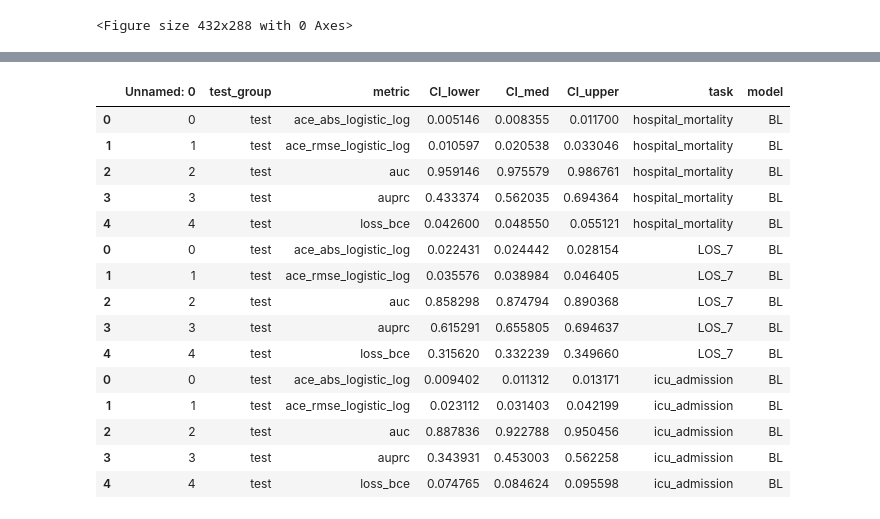
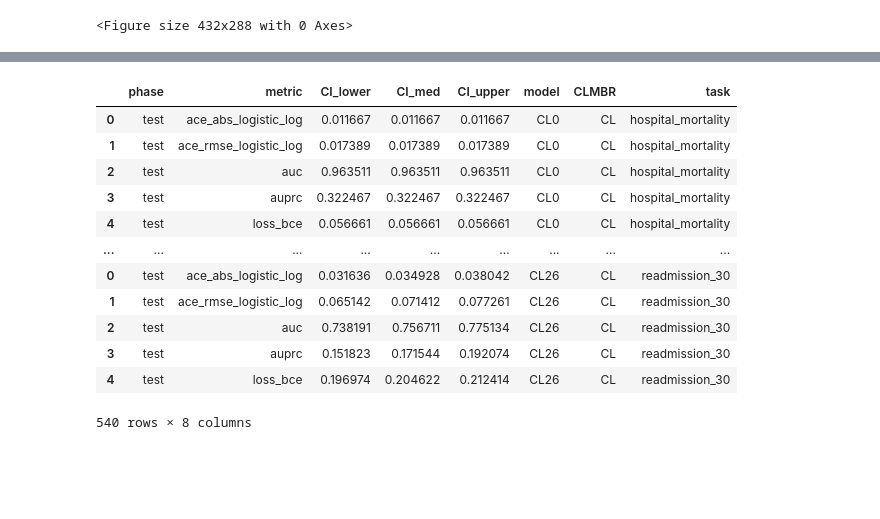
Before and after one commit to som-shahlab/CLMBR-contrastive-learning, a Jupyter notebook: experiments/main/notebooks/plot_evaluation.ipynb, the cells around one changed output, grey strips where cells are left out. Cells and saved outputs as stored; diff of their text form; code cells hidden in the pictures; blank space fills up the shorter version.

```diff
--- a/experiments/main/notebooks/plot_evaluation.ipynb
+++ b/experiments/main/notebooks/plot_evaluation.ipynb
@@ -83,22 +96,19 @@ for task in tasks:
-# %%
-bl_df
-# %% [output]
-|  | Unnamed: 0 | test_group | metric | CI_lower | CI_med | CI_upper | task | model |
-| 0 | 0 | test | ace_abs_logistic_log | 0.005146 | 0.008355 | 0.011700 | hospital_mortality | BL |
-| 1 | 1 | test | ace_rmse_logistic_log | 0.010597 | 0.020538 | 0.033046 | hospital_mortality | BL |
-| 2 | 2 | test | auc | 0.959146 | 0.975579 | 0.986761 | hospital_mortality | BL |
-| 3 | 3 | test | auprc | 0.433374 | 0.562035 | 0.694364 | hospital_mortality | BL |
-| 4 | 4 | test | loss_bce | 0.042600 | 0.048550 | 0.055121 | hospital_mortality | BL |
-| 0 | 0 | test | ace_abs_logistic_log | 0.022431 | 0.024442 | 0.028154 | LOS_7 | BL |
-| 1 | 1 | test | ace_rmse_logistic_log | 0.035576 | 0.038984 | 0.046405 | LOS_7 | BL |
-| 2 | 2 | test | auc | 0.858298 | 0.874794 | 0.890368 | LOS_7 | BL |
-| 3 | 3 | test | auprc | 0.615291 | 0.655805 | 0.694637 | LOS_7 | BL |
-| 4 | 4 | test | loss_bce | 0.315620 | 0.332239 | 0.349660 | LOS_7 | BL |
-| 0 | 0 | test | ace_abs_logistic_log | 0.009402 | 0.011312 | 0.013171 | icu_admission | BL |
-| 1 | 1 | test | ace_rmse_logistic_log | 0.023112 | 0.031403 | 0.042199 | icu_admission | BL |
-| 2 | 2 | test | auc | 0.887836 | 0.922788 | 0.950456 | icu_admission | BL |
-| 3 | 3 | test | auprc | 0.343931 | 0.453003 | 0.562258 | icu_admission | BL |
-| 4 | 4 | test | loss_bce | 0.074765 | 0.084624 | 0.095598 | icu_admission | BL |
+# %%
+cl_df.query('phase=="test"')
+# %% [output]
+|  | phase | metric | CI_lower | CI_med | CI_upper | model | CLMBR | task |
+| 0 | test | ace_abs_logistic_log | 0.011667 | 0.011667 | 0.011667 | CL0 | CL | hospital_mortality |
+| 1 | test | ace_rmse_logistic_log | 0.017389 | 0.017389 | 0.017389 | CL0 | CL | hospital_mortality |
+| 2 | test | auc | 0.963511 | 0.963511 | 0.963511 | CL0 | CL | hospital_mortality |
+| 3 | test | auprc | 0.322467 | 0.322467 | 0.322467 | CL0 | CL | hospital_mortality |
+| 4 | test | loss_bce | 0.056661 | 0.056661 | 0.056661 | CL0 | CL | hospital_mortality |
+| ... | ... | ... | ... | ... | ... | ... | ... | ... |
+| 0 | test | ace_abs_logistic_log | 0.031636 | 0.034928 | 0.038042 | CL26 | CL | readmission_30 |
+| 1 | test | ace_rmse_logistic_log | 0.065142 | 0.071412 | 0.077261 | CL26 | CL | readmission_30 |
+| 2 | test | auc | 0.738191 | 0.756711 | 0.775134 | CL26 | CL | readmission_30 |
+| 3 | test | auprc | 0.151823 | 0.171544 | 0.192074 | CL26 | CL | readmission_30 |
+| 4 | test | loss_bce | 0.196974 | 0.204622 | 0.212414 | CL26 | CL | readmission_30 |
+540 rows × 8 columns
 # %%
 # For each task plot baseline vs CL
 fig, axes = plt.subplots(nrows=len(metrics), ncols=len(tasks), figsize=(10,12))
```
Also changed, not shown: parts of 8 cells of this notebook, 13 other files.
